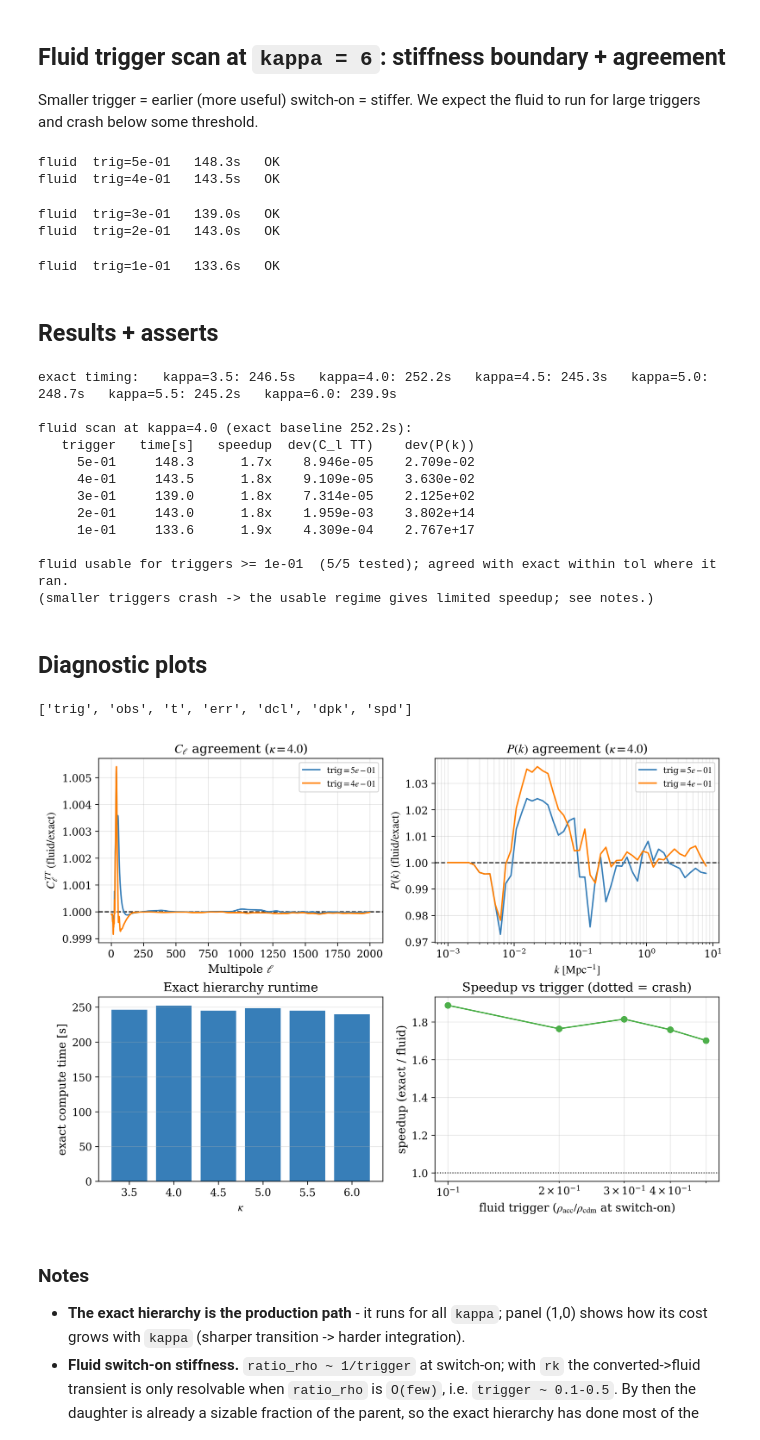
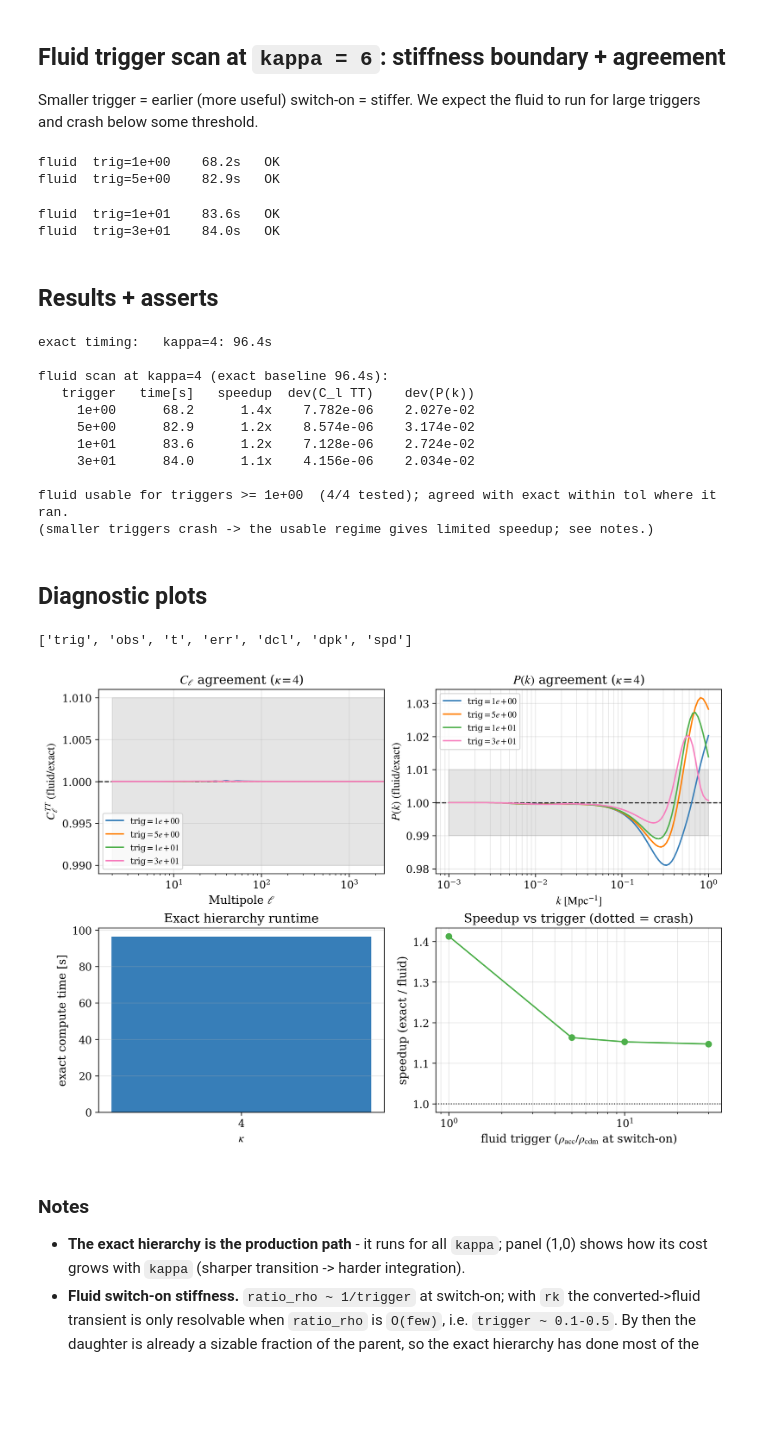
Before and after one commit to NightRunner7/class_public, a Jupyter notebook: notebooks_test/6_test_fluid_vs_exact.ipynb, the cells around one changed output. Cells and saved outputs as stored; diff of their text form; code cells hidden in the pictures; blank space fills up the shorter version.

```diff
--- a/notebooks_test/6_test_fluid_vs_exact.ipynb
+++ b/notebooks_test/6_test_fluid_vs_exact.ipynb
@@ -22,8 +22,8 @@ plt.rcParams.update({
     'axes.labelsize': 12, 'legend.fontsize': 9, 'lines.linewidth': 1.5, 'figure.dpi': 300})
 qual_colors = ['#377eb8', '#ff7f00', '#4daf4a', '#f781bf', '#984ea3']
 
-LMAX = 2000
-K_NODES = np.logspace(-3, 0.9, 50)   # 1/Mpc
+LMAX = 2500
+K_NODES = np.logspace(-3, 0.0, 100)   # 1/Mpc
 
 omega_b    = 0.022383
 omega_cdm0 = 0.12011
@@ -35,12 +35,12 @@ base_params = {'omega_b': omega_b, 'omega_cdm': omega_cdm0, 'H0': H0,
                'A_s': A_s, 'n_s': n_s, 'tau_reio': tau_reio}
 
 PREC = {'output': 'tCl,mPk', 'l_max_scalars': LMAX,
-        'P_k_max_1/Mpc': 10.0, 'z_max_pk': 0.0, 'evolver': 0,
+        'P_k_max_1/Mpc': 1.0, 'z_max_pk': 0.0, 'evolver': 0,
         'reionization_z_start_max': 80}
 
-A_T = 0.13; MASS = 1e16; F_ACC = 0.1; ETA = 0.1; A_REC = 1.0 / (1.0 + 1090.0)
+A_T = 0.13; MASS = 1e16; F_ACC = 0.05; ETA = 1e11/MASS; A_REC = 1.0 / (1.0 + 1090.0)
 
-def accdm_params(kappa, mode, trigger=None):
+def accdm_params(kappa, mode, trigger=None, qbins = 1001):
     ocdm = omega_cdm0 * (1 + F_ACC*(1 - A_REC**kappa)/(1 + (A_REC/A_T)**kappa))**(-1)
     p = dict(base_params); p.update(PREC)
     p.update({'omega_cdm': ocdm,
@@ -50,14 +50,14 @@ def accdm_params(kappa, mode, trigger=None):
               'N_ncdm': 2, 'deg_ncdm': '3, 1',
               'm_ncdm': '0.02, {:.6e}'.format(MASS*1e9),
               'T_ncdm': '0.71611, 1', 'ncdm_quadrature_strategy': '0, 4',
-              'ncdm_N_momentum_bins': '15, 1001', 'N_ur': 0.00441, "background_Nloga": 5000,
+              'ncdm_N_momentum_bins': '15, {}'.format(qbins), 'N_ur': 0.00441, "background_Nloga": 20000,
               'gauge': 'synchronous', "get_perturbations_in_current_gauge": "yes"})
     if mode == 'exact':
         p['ncdm_fluid_approximation'] = 3                 # none
     else:
         p['ncdm_fluid_approximation'] = 2                # CLASS fluid
         p['ncdm_fluid_trigger_rho_accDM_over_rho_dcdm'] = trigger
-        p['ncdm_ceff2_fs_amp'] = 1.3
+        p['ncdm_ceff2_fs_amp'] = 0.2
     return p
 
 def run_timed(params):
@@ -88,7 +88,7 @@ def relmax(cur, ref):
 # %% [markdown]
 ## Exact hierarchy: timing across `kappa` (the production path)
 # %%
-KAPPAS = [3.5, 4.0, 4.5, 5.0, 5.5, 6.0]
+KAPPAS = [4]
 exact = {}
 for kap in tqdm.tqdm(KAPPAS):
     obs, t, err = run_timed(accdm_params(kap, 'exact'))
@@ -111,25 +106,24 @@ exact hierarchy ran for all kappa.
 
 Smaller trigger = earlier (more useful) switch-on = stiffer. We expect the fluid to run for large triggers and crash below some threshold.
 # %%
-KAP_SCAN = 4.0
-TRIGGERS = [5e-1, 4e-1, 3e-1, 2e-1, 1e-1]
+KAP_SCAN = 4
+TRIGGERS = [1, 5, 10, 30]
 ex_obs, ex_t = exact[KAP_SCAN][0], exact[KAP_SCAN][1]
 
 scan = []
 for tr in tqdm.tqdm(TRIGGERS):
-    obs, t, err = run_timed(accdm_params(KAP_SCAN, 'fluid', trigger=tr))
+    obs, t, err = run_timed(accdm_params(KAP_SCAN, 'fluid', trigger=tr, qbins=1001))
     scan.append({'trig': tr, 'obs': obs, 't': t, 'err': err})
     print('fluid  trig={:<6.0e} {:6.1f}s   {}'.format(tr, t, 'OK' if obs is not None else 'CRASH'))
 # %% [output]
-fluid  trig=5e-01   148.3s   OK
-fluid  trig=4e-01   143.5s   OK
+fluid  trig=1e+00    68.2s   OK
+fluid  trig=5e+00    82.9s   OK
-fluid  trig=3e-01   139.0s   OK
-fluid  trig=2e-01   143.0s   OK
+fluid  trig=1e+01    83.6s   OK
+fluid  trig=3e+01    84.0s   OK
-fluid  trig=1e-01   133.6s   OK
 # %% [markdown]
 ## Results + asserts
 # %%
-TOL_CL, TOL_PK = 2e-2, 7e-2   # fluid is approximate; flag gross disagreement only
+TOL_CL, TOL_PK = 1e-2, 1e-2   # fluid is approximate; flag gross disagreement only
 m = ex_obs['ell'] >= 2
 
 print('exact timing:   ' + '   '.join('kappa={}: {:.1f}s'.format(k, exact[k][1]) for k in KAPPAS))
@@ -156,17 +150,16 @@ else:
     print('\nfluid usable for triggers >= {:.0e}  ({}/{} tested); agreed with exact within tol where it ran.'.format(min(ran), n_ok, len(TRIGGERS)))
     print('(smaller triggers crash -> the usable regime gives limited speedup; see notes.)')
 # %% [output]
-exact timing:   kappa=3.5: 246.5s   kappa=4.0: 252.2s   kappa=4.5: 245.3s   kappa=5.0: 248.7s   kappa=5.5: 245.2s   kappa=6.0: 239.9s
+exact timing:   kappa=4: 96.4s
 
-fluid scan at kappa=4.0 (exact baseline 252.2s):
+fluid scan at kappa=4 (exact baseline 96.4s):
    trigger   time[s]   speedup  dev(C_l TT)    dev(P(k))
-     5e-01     148.3      1.7x    8.946e-05    2.709e-02
-     4e-01     143.5      1.8x    9.109e-05    3.630e-02
-     3e-01     139.0      1.8x    7.314e-05    2.125e+02
-     2e-01     143.0      1.8x    1.959e-03    3.802e+14
-     1e-01     133.6      1.9x    4.309e-04    2.767e+17
+     1e+00      68.2      1.4x    7.782e-06    2.027e-02
+     5e+00      82.9      1.2x    8.574e-06    3.174e-02
+     1e+01      83.6      1.2x    7.128e-06    2.724e-02
+     3e+01      84.0      1.1x    4.156e-06    2.034e-02
 
-fluid usable for triggers >= 1e-01  (5/5 tested); agreed with exact within tol where it ran.
+fluid usable for triggers >= 1e+00  (4/4 tested); agreed with exact within tol where it ran.
 (smaller triggers crash -> the usable regime gives limited speedup; see notes.)
 # %% [markdown]
 ## Diagnostic plots
@@ -177,48 +170,51 @@ fig, axes = plt.subplots(2, 2, figsize=(10, 7), constrained_layout=True)
 
 # (0,0) C_l TT ratio fluid/exact, for usable triggers
 ax = axes[0, 0]
-for s, c in zip(ok[0:2], qual_colors):
+for s, c in zip(ok, qual_colors):
     ax.plot(ex_obs['ell'][m], s['obs']['tt'][m] / ex_obs['tt'][m],
             color=c, label=r'trig$=' + '{:.0e}$'.format(s['trig']))
 ax.axhline(1.0, color='black', linestyle='--', linewidth=1.2, zorder=1)
+ax.fill_between(ex_obs['ell'][m], 1.0 - TOL_CL, 1.0 + TOL_CL, color='gray', alpha=0.2, zorder=0)
 ax.set_xlabel(r'Multipole $\ell$'); ax.set_ylabel(r'$C_\ell^{TT}\ (\mathrm{fluid}/\mathrm{exact})$')
 ax.set_title(rf'$C_\ell$ agreement ($\kappa={KAP_SCAN}$)')
 if ok: ax.legend(loc='best')
 ax.grid(True, alpha=0.3)
+ax.set_xscale('log'); ax.set_xlim(0, LMAX)
 
 # (0,1) P(k) ratio fluid/exact
 ax = axes[0, 1]
-for s, c in zip(ok[0:2], qual_colors):
+for s, c in zip(ok, qual_colors):
     ax.semilogx(K_NODES, s['obs']['pk'] / ex_obs['pk'], color=c, label=r'trig$=' + '{:.0e}$'.format(s['trig']))
 ax.axhline(1.0, color='black', linestyle='--', linewidth=1.2, zorder=1)
+ax.fill_between(K_NODES, 1.0 - TOL_PK, 1.0 + TOL_PK, color='gray', alpha=0.2, zorder=0)
 ax.set_xlabel(r'$k\ [\mathrm{Mpc}^{-1}]$'); ax.set_ylabel(r'$P(k)\ (\mathrm{fluid}/\mathrm{exact})$')
 ax.set_title(rf'$P(k)$ agreement ($\kappa={KAP_SCAN}$)')
 if ok: ax.legend(loc='best')
 ax.grid(True, which='both', alpha=0.3)
 
 # (1,0) exact runtime vs kappa
 ax = axes[1, 0]
 ax.bar([str(k) for k in KAPPAS], [exact[k][1] for k in KAPPAS], color=qual_colors[0])
 ax.set_xlabel(r'$\kappa$'); ax.set_ylabel('exact compute time [s]')
 ax.set_title('Exact hierarchy runtime'); ax.grid(True, axis='y', alpha=0.3)
 
 # (1,1) speedup vs trigger (crashes marked)
 ax = axes[1, 1]
 trig_all = [s['trig'] for s in scan]
 spd_all = [s.get('spd', np.nan) if s['obs'] is not None else np.nan for s in scan]
 ax.semilogx(trig_all, spd_all, 'o-', color=qual_colors[2], label='speedup (where it ran)')
 for s in scan:
     if s['obs'] is None:
         ax.axvline(s['trig'], color=qual_colors[1], linestyle=':', alpha=0.7)
 ax.axhline(1.0, color='black', linestyle=':', linewidth=1.0)
 ax.set_xlabel(r'fluid trigger ($\rho_{\mathrm{acc}}/\rho_{\mathrm{cdm}}$ at switch-on)')
 ax.set_ylabel('speedup (exact / fluid)')
 ax.set_title('Speedup vs trigger (dotted = crash)'); ax.grid(True, which='both', alpha=0.3)
 
 plt.show()
 # %% [output]
 ['trig', 'obs', 't', 'err', 'dcl', 'dpk', 'spd']
-[figure, old version]
+[figure, new version]
 # %% [markdown]
 ### Notes
 - **The exact hierarchy is the production path** - it runs for all `kappa`; panel (1,0) shows how its cost grows with `kappa` (sharper transition -> harder integration).
```
Also changed, not shown: parts of 2 cells of this notebook, 17 other files.
